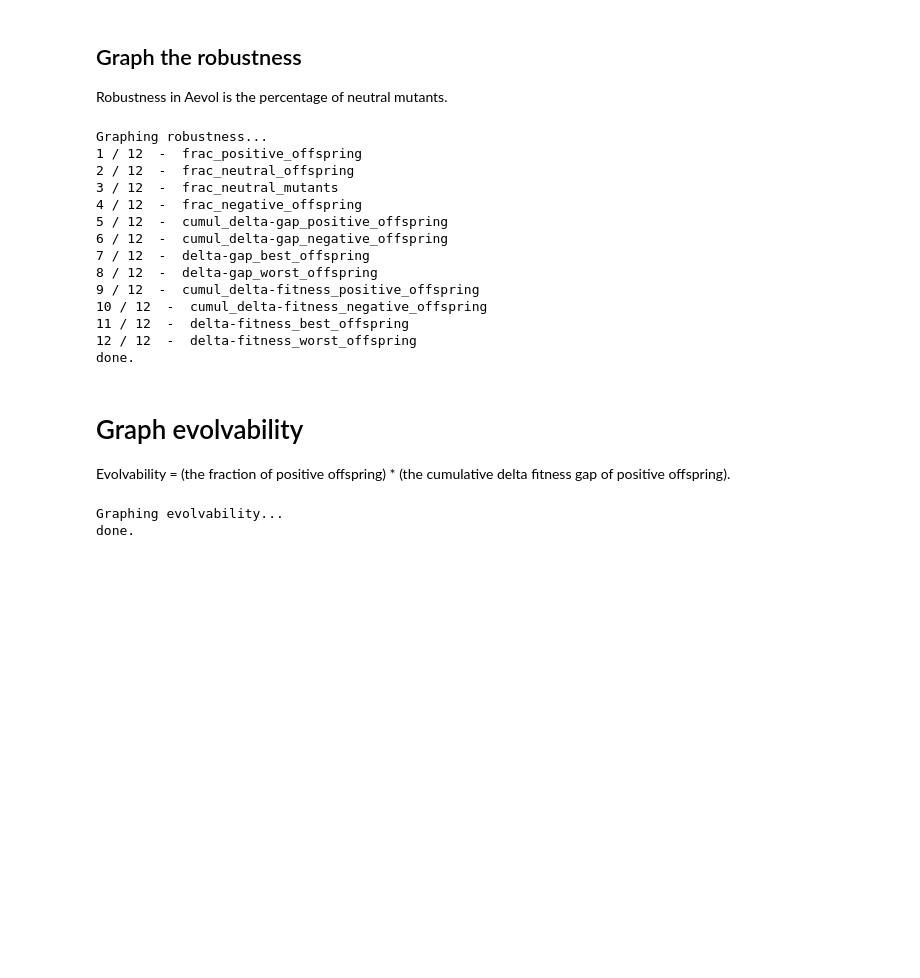
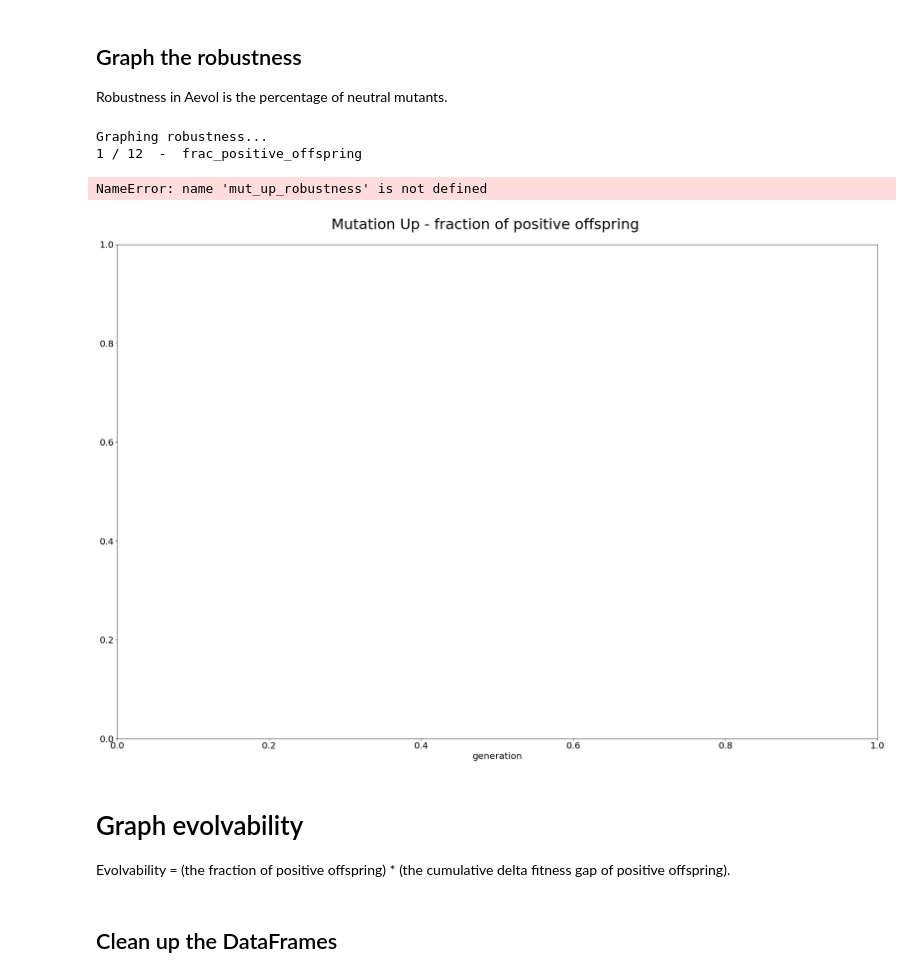
Before and after one commit to davisbk/thesis, a Jupyter notebook: Jupyter_Notebooks/Condition_Analysis/Mut_Up_Analysis.ipynb, the cells around one changed output. Drawn from its saved outputs; the diff is of its cells as text; code cells hidden in the pictures; blank space fills up the shorter version.

```diff
--- a/Jupyter_Notebooks/Condition_Analysis/Mut_Up_Analysis.ipynb
+++ b/Jupyter_Notebooks/Condition_Analysis/Mut_Up_Analysis.ipynb
@@ -59,8 +51,8 @@ if not os.path.exists(OUTPUT_ROOT_DIR + "evolvability//"):
 LINE = "============================================="
 
 plt.rc('legend',fontsize=20)
-plt.rc('xtick',labelsize=15)
-plt.rc('ytick',labelsize=15)
+plt.rc('xtick',labelsize=20)
+plt.rc('ytick',labelsize=20)
 
 print("done.")
 # %% [output]
@@ -432,7 +432,7 @@ df_seed03_mutation_up_robustness = read_robustness(INPUT_ROOT_DIR + "seed03//mut
 df_seed04_mutation_up_robustness = read_robustness(INPUT_ROOT_DIR + "seed04//mut_up//seed04_mutation_up_ancestor_robustness.out")
 df_seed05_mutation_up_robustness = read_robustness(INPUT_ROOT_DIR + "seed05//mut_up//seed05_mutation_up_ancestor_robustness.out")
 
-mut_up_robustness = [df_seed01_mutation_up_robustness, df_seed02_mutation_up_robustness, df_seed03_mutation_up_robustness, df_seed04_mutation_up_robustness, df_seed05_mutation_up_robustness]
+list_mut_up_robustness = [df_seed01_mutation_up_robustness, df_seed02_mutation_up_robustness, df_seed03_mutation_up_robustness, df_seed04_mutation_up_robustness, df_seed05_mutation_up_robustness]
 
 # Control
 df_seed01_control_robustness = read_robustness(INPUT_ROOT_DIR + "seed01//control//seed01_control_ancestor_robustness.out")
@@ -441,7 +441,7 @@ df_seed03_control_robustness = read_robustness(INPUT_ROOT_DIR + "seed03//control
 df_seed04_control_robustness = read_robustness(INPUT_ROOT_DIR + "seed04//control//seed04_control_ancestor_robustness.out")
 df_seed05_control_robustness = read_robustness(INPUT_ROOT_DIR + "seed05//control//seed05_control_ancestor_robustness.out")
 
-control_robustness = [df_seed01_control_robustness, df_seed02_control_robustness, df_seed03_control_robustness, df_seed04_control_robustness, df_seed05_control_robustness]
+list_control_robustness = [df_seed01_control_robustness, df_seed02_control_robustness, df_seed03_control_robustness, df_seed04_control_robustness, df_seed05_control_robustness]
 
 print("done.")
 # %% [output]
@@ -494,47 +494,37 @@ for col_counter, col_header in enumerate(df_seed01_control_robustness.columns):
             #print(df_mut_up_smoothed.tail())
 
             # Add the current seed to the figure
             df_mut_up_smoothed[df_mut_up_smoothed['generation'].between(START_GEN,STOP_GEN)].plot(x='generation', y=seed_str, label=seed_str, color=seed_color(seed_str),  ax=ax)
 
 
         # For the control condition, we don't want to plot all of the individual seeds but just
         # the mean, so we need to find that mean.
         # For each seed of the control condition:
-        for seed_counter, seed in enumerate(control_robustness):
+        for seed_counter, seed in enumerate(list_control_robustness):
             ROBUSTNESS_WINDOW = int(len(seed.index)/20)
             # Add the seed to a temporary DataFrame to make calculating the mean easier
             seed_str = 'seed0'+str(seed_counter+1)
             df_control_mean[seed_str] = seed[col_header]#.rolling(WINDOW_SIZE).mean()
 
         # Calculate the mean for the mut_up condition and plot it to the figure
         df_mut_up_mean['avg'] = df_mut_up_mean.iloc[:,1:].mean(axis=1).rolling(ROBUSTNESS_WINDOW).mean() # iloc[:,1:] to skip first column ('generation')
         df_mut_up_mean[df_mut_up_mean['generation'].between(START_GEN, STOP_GEN)].plot(x='generation', y='avg', label='mut up mean '+ name(col_header), linewidth=3.0, color='blue', linestyle='dashed', ax=ax)
 
         #  Calculate the mean of the control condition and plot it to the figure
         df_control_mean['avg'] = df_control_mean.iloc[:,1:].mean(axis=1).rolling(ROBUSTNESS_WINDOW).mean() # iloc[:,1:] to skip first column ('generation')
         df_control_mean[df_control_mean['generation'].between(START_GEN, STOP_GEN)].plot(x='generation', y='avg', label='control mean ' + name(col_header), linewidth=3.0, color='black', linestyle='dashed', ax=ax)
 
-        fig.savefig(OUTPUT_ROOT_DIR+ 'robustness/' + col_header+'_b'+str(START_GEN)+'-e'+str(STOP_GEN)+'.png', bbox_inches='tight', pad_inches=0.25)
+        fig.savefig(OUTPUT_ROOT_DIR+ 'robustness/mut_up_' + col_header+'_b'+str(START_GEN)+'-e'+str(STOP_GEN)+'.png', bbox_inches='tight', pad_inches=0.25)
         fig.clear()
         plt.close(fig)
 
 
 print("done.")
 # %% [output]
 Graphing robustness...
 1 / 12  -  frac_positive_offspring
-2 / 12  -  frac_neutral_offspring
-3 / 12  -  frac_neutral_mutants
-4 / 12  -  frac_negative_offspring
-5 / 12  -  cumul_delta-gap_positive_offspring
-6 / 12  -  cumul_delta-gap_negative_offspring
-7 / 12  -  delta-gap_best_offspring
-8 / 12  -  delta-gap_worst_offspring
-9 / 12  -  cumul_delta-fitness_positive_offspring
-10 / 12  -  cumul_delta-fitness_negative_offspring
-11 / 12  -  delta-fitness_best_offspring
-12 / 12  -  delta-fitness_worst_offspring
-done.
+NameError: name 'mut_up_robustness' is not defined
+[figure, added]
 # %% [markdown]
 # Graph evolvability
 
@@ -577,7 +567,7 @@ df_mut_up_evolvability.columns=COLUMN_LABELS
 
 df_control_evolvability = pd.DataFrame(df_seed01_control_robustness['generation'])
 
-for seed_counter, seed in enumerate(control_robustness):
+for seed_counter, seed in enumerate(list_control_robustness):
     # Make a temporary DataFrame to store the results of the calculation
     df_tmp =  pd.DataFrame(seed['frac_positive_offspring'] * seed['cumul_delta-fitness_positive_offspring'])
     df_tmp['generation'] = seed['generation'].copy() # Copy in the generational data
@@ -602,7 +592,7 @@ for seed in df_mut_up_evolvability.columns:
 df_control_evolvability[df_control_evolvability['generation'].between(START_GEN,STOP_GEN)].plot(x='generation', y='avg', label='control mean evolvability', color='black', linewidth=2.0, linestyle='dashed', ax=ax)
 df_mut_up_evolvability[df_mut_up_evolvability['generation'].between(START_GEN,STOP_GEN)].plot(x='generation', y='avg', label='mutation up mean evolvability', color='blue', linewidth=2.0, linestyle='dashed', ax=ax)
 
-fig.savefig(OUTPUT_ROOT_DIR+ 'evolvability/evolvability_b'+str(START_GEN)+'-e'+str(STOP_GEN)+'.png', bbox_inches='tight', pad_inches=0.25)
+fig.savefig(OUTPUT_ROOT_DIR+ 'evolvability/mut_up_evolvability_b'+str(START_GEN)+'-e'+str(STOP_GEN)+'.png', bbox_inches='tight', pad_inches=0.25)
 fig.clear()
 plt.close(fig)
 
@@ -618,7 +608,7 @@ seed_labels = ['seed01', 'seed02', 'seed03', 'seed04', 'seed05']
 df_mut_up_evolvability[df_mut_up_evolvability['generation'].between(START_GEN,STOP_GEN)].boxplot(column=seed_labels, ax=ax2)
 #df_control_evolvability[df_control_evolvability['generation'].between(START_GEN,STOP_GEN)].boxplot(column=['avg'], ax=ax2)
 
-fig2.savefig(OUTPUT_ROOT_DIR + 'evolvability/evolvability_boxplot_b'+str(START_GEN)+'-e'+str(STOP_GEN)+'.png', bbox_inches='tight', pad_inches=0.25)
+fig2.savefig(OUTPUT_ROOT_DIR + 'evolvability/mut_up_evolvability_boxplot_b'+str(START_GEN)+'-e'+str(STOP_GEN)+'.png', bbox_inches='tight', pad_inches=0.25)
 fig2.clear()
 plt.close(fig2)
 
@@ -663,10 +653,9 @@ ax3_mut_up_seed04.set_title("seed04", fontsize=20)
 ax3_mut_up_seed05.set_title("seed05", fontsize=20)
 
 # Save and clear the figure
-fig3.savefig(OUTPUT_ROOT_DIR + 'evolvability/evolvability_histogram_b'+str(START_GEN) + '-e' + str(STOP_GEN) + '.png', bbox_inches='tight', pad_inches=0.25)
+fig3.savefig(OUTPUT_ROOT_DIR + 'evolvability/mut_up_evolvability_histogram_b'+str(START_GEN) + '-e' + str(STOP_GEN) + '.png', bbox_inches='tight', pad_inches=0.25)
 fig3.clear()
 plt.close(fig3)
 print("done.")
-# %% [output]
-Graphing evolvability...
-done.
+# %% [markdown]
+## Clean up the DataFrames
```
Also changed, not shown: parts of 7 cells of this notebook, 3 other files.
